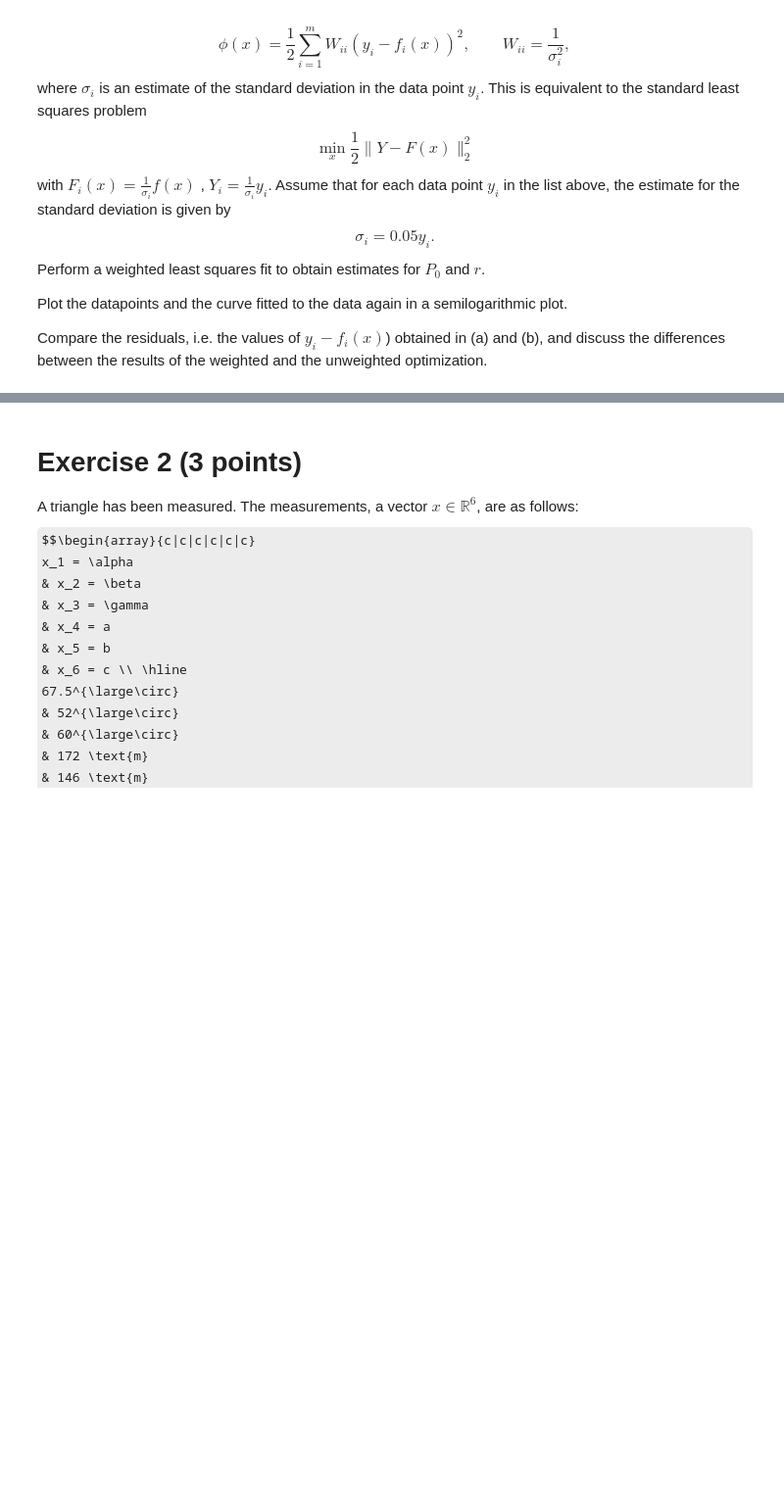
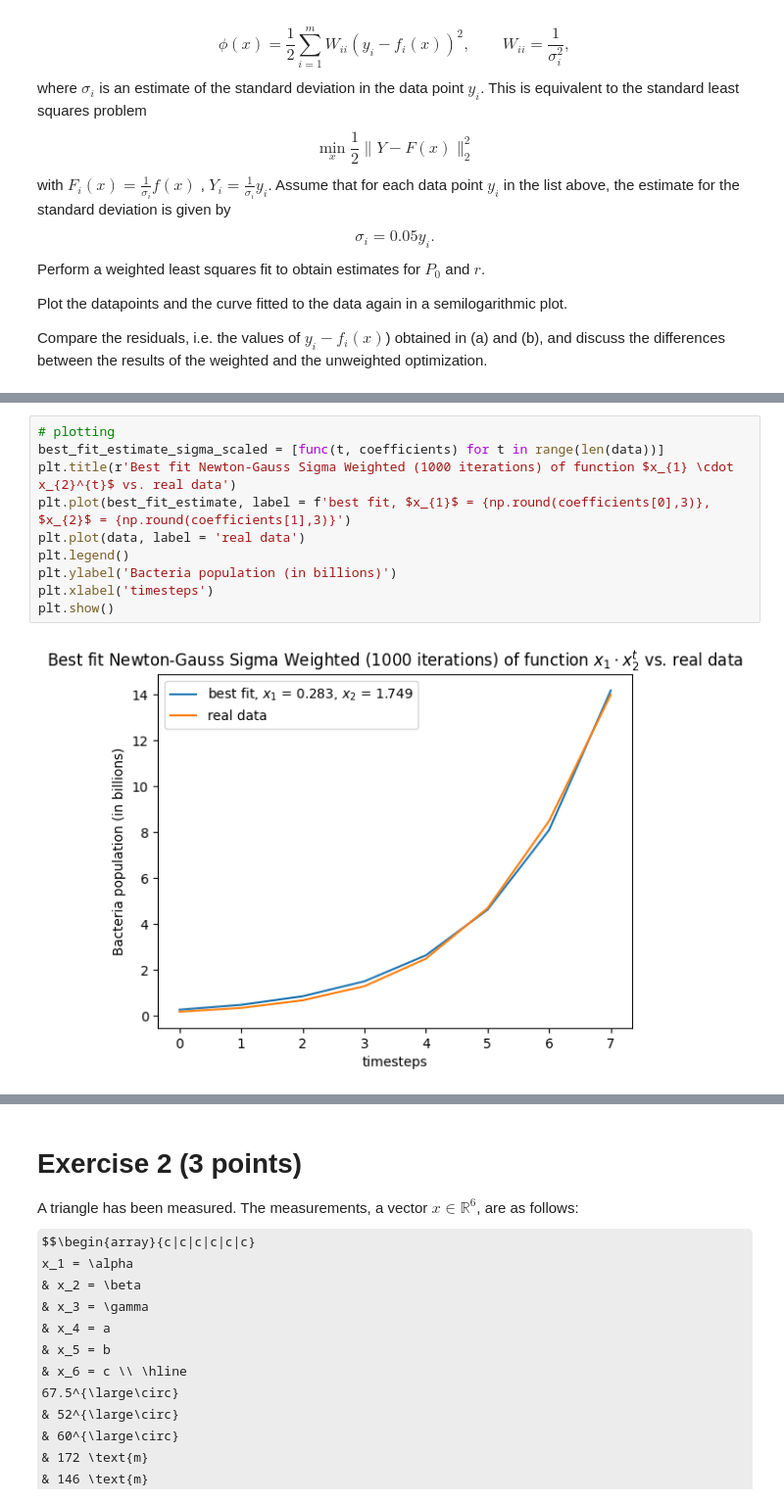
Before and after one commit to NitaiNijholt/NumericalAlgos, a Jupyter notebook: hw5_2023.ipynb, the cells around one changed output, grey strips where cells are left out. Shown at 98% size. Drawn from its saved outputs; the diff is of its cells as text; some formulas as TeX source; blank space fills up the shorter version.

```diff
--- a/hw5_2023.ipynb
+++ b/hw5_2023.ipynb
@@ -277,0 +247,12 @@ data_rescaled[index] 20.0
+# %%
+# plotting
+best_fit_estimate_sigma_scaled = [func(t, coefficients) for t in range(len(data))]
+plt.title(r'Best fit Newton-Gauss Sigma Weighted (1000 iterations) of function $x_{1} \cdot x_{2}^{t}$ vs. real data')
+plt.plot(best_fit_estimate, label = f'best fit, $x_{1}$ = {np.round(coefficients[0],3)}, $x_{2}$ = {np.round(coefficients[1],3)}')
+plt.plot(data, label = 'real data')
+plt.legend()
+plt.ylabel('Bacteria population (in billions)')
+plt.xlabel('timesteps')
+plt.show()
+# %% [output]
+[figure, added]
```
Also changed, not shown: parts of 12 cells of this notebook.
